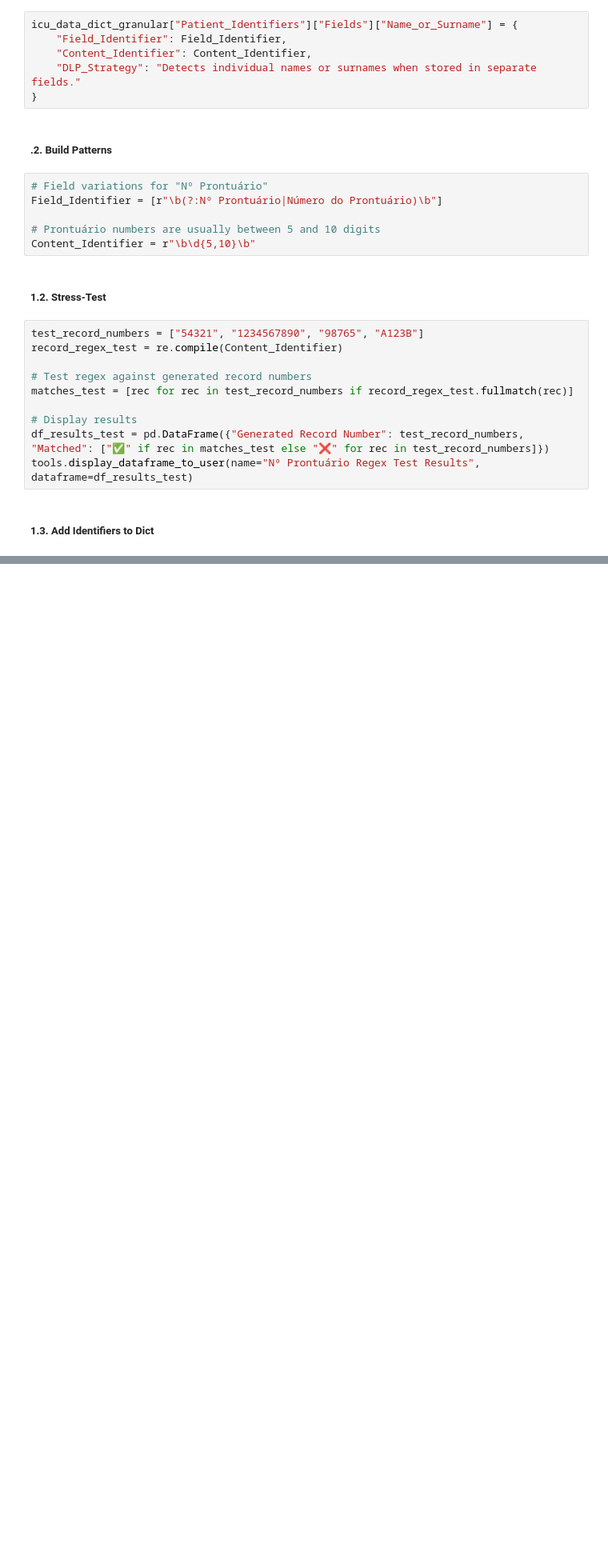
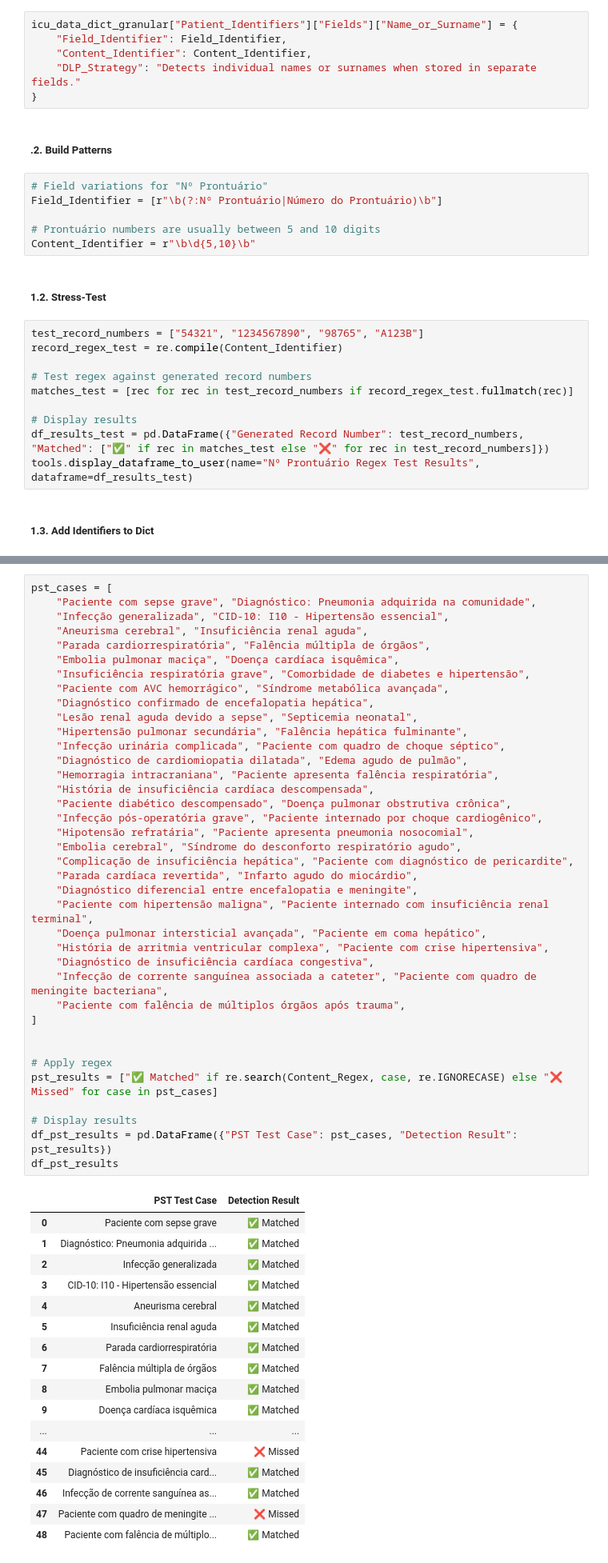
Before and after one commit to Gustavo-Bernardino/ICU_Dictionary_and_DLP_Prototype, a Jupyter notebook: Identifier_Builder.ipynb, the cells around one changed output, grey strips where cells are left out. Shown at 80% size. Drawn from its saved outputs; the diff is of its cells as text; blank space fills up the shorter version.

```diff
--- a/Identifier_Builder.ipynb
+++ b/Identifier_Builder.ipynb
@@ -322,0 +318,56 @@ print("ICU DLP Dictionary saved as JSON ✅")
+# %%
+pst_cases = [
+    "Paciente com sepse grave", "Diagnóstico: Pneumonia adquirida na comunidade",
+    "Infecção generalizada", "CID-10: I10 - Hipertensão essencial",
+    "Aneurisma cerebral", "Insuficiência renal aguda",
+    "Parada cardiorrespiratória", "Falência múltipla de órgãos",
+    "Embolia pulmonar maciça", "Doença cardíaca isquêmica",
+    "Insuficiência respiratória grave", "Comorbidade de diabetes e hipertensão",
+    "Paciente com AVC hemorrágico", "Síndrome metabólica avançada",
+    "Diagnóstico confirmado de encefalopatia hepática",
+    "Lesão renal aguda devido a sepse", "Septicemia neonatal",
+    "Hipertensão pulmonar secundária", "Falência hepática fulminante",
+    "Infecção urinária complicada", "Paciente com quadro de choque séptico",
+    "Diagnóstico de cardiomiopatia dilatada", "Edema agudo de pulmão",
+    "Hemorragia intracraniana", "Paciente apresenta falência respiratória",
+    "História de insuficiência cardíaca descompensada",
+    "Paciente diabético descompensado", "Doença pulmonar obstrutiva crônica",
+    "Infecção pós-operatória grave", "Paciente internado por choque cardiogênico",
+    "Hipotensão refratária", "Paciente apresenta pneumonia nosocomial",
+    "Embolia cerebral", "Síndrome do desconforto respiratório agudo",
+    "Complicação de insuficiência hepática", "Paciente com diagnóstico de pericardite",
+    "Parada cardíaca revertida", "Infarto agudo do miocárdio",
+    "Diagnóstico diferencial entre encefalopatia e meningite",
+    "Paciente com hipertensão maligna", "Paciente internado com insuficiência renal terminal",
+    "Doença pulmonar intersticial avançada", "Paciente em coma hepático",
+    "História de arritmia ventricular complexa", "Paciente com crise hipertensiva",
+    "Diagnóstico de insuficiência cardíaca congestiva",
+    "Infecção de corrente sanguínea associada a cateter", "Paciente com quadro de meningite bacteriana",
+    "Paciente com falência de múltiplos órgãos após trauma",
+]
+
+
+# Apply regex
+pst_results = ["✅ Matched" if re.search(Content_Regex, case, re.IGNORECASE) else "❌ Missed" for case in pst_cases]
+
+# Display results
+df_pst_results = pd.DataFrame({"PST Test Case": pst_cases, "Detection Result": pst_results})
+df_pst_results
+# %% [output]
+|  | PST Test Case | Detection Result |
+| 0 | Paciente com sepse grave | ✅ Matched |
+| 1 | Diagnóstico: Pneumonia adquirida ... | ✅ Matched |
+| 2 | Infecção generalizada | ✅ Matched |
+| 3 | CID-10: I10 - Hipertensão essencial | ✅ Matched |
+| 4 | Aneurisma cerebral | ✅ Matched |
+| 5 | Insuficiência renal aguda | ✅ Matched |
+| 6 | Parada cardiorrespiratória | ✅ Matched |
+| 7 | Falência múltipla de órgãos | ✅ Matched |
+| 8 | Embolia pulmonar maciça | ✅ Matched |
+| 9 | Doença cardíaca isquêmica | ✅ Matched |
+| ... | ... | ... |
+| 44 | Paciente com crise hipertensiva | ❌ Missed |
+| 45 | Diagnóstico de insuficiência card... | ✅ Matched |
+| 46 | Infecção de corrente sanguínea as... | ✅ Matched |
+| 47 | Paciente com quadro de meningite ... | ❌ Missed |
+| 48 | Paciente com falência de múltiplo... | ✅ Matched |
```
Also changed, not shown: parts of 30 cells of this notebook, 30 other files.
